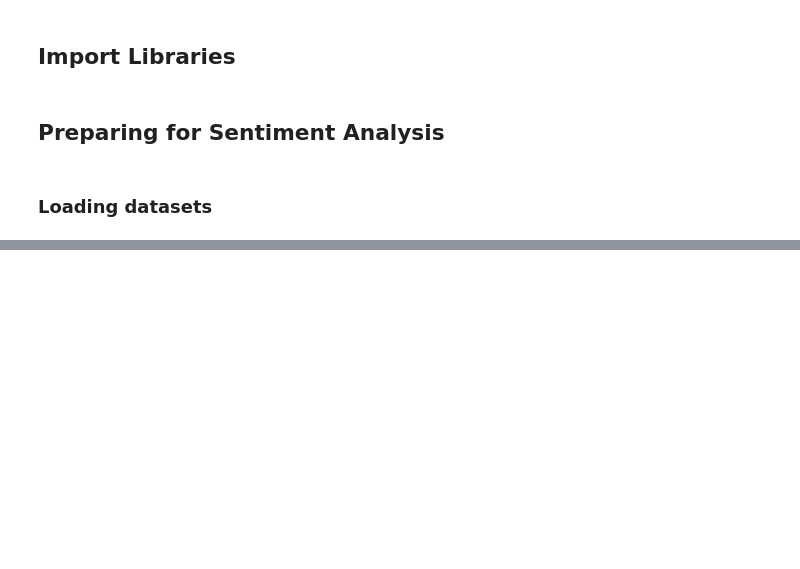
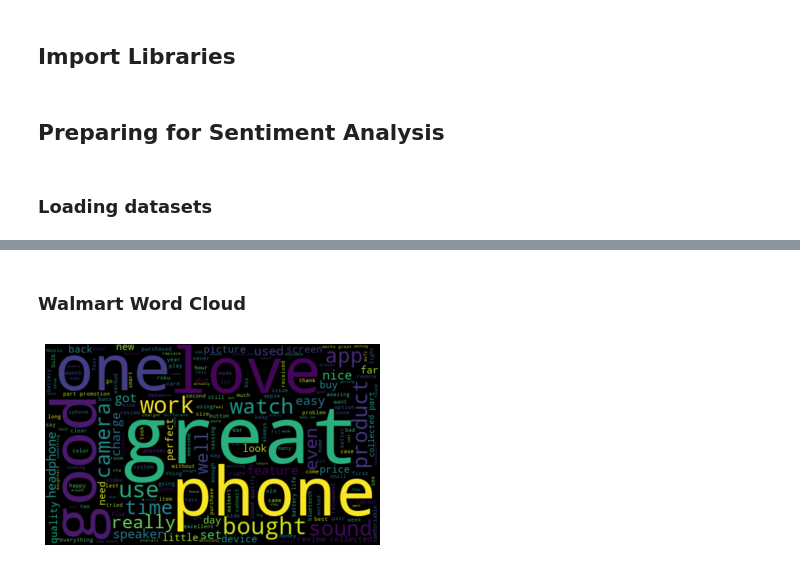
Before and after one commit to isdmg/CS144-8P-RESEARCH-PAPER, a Jupyter notebook: CS144-8P RESEARCH PAPER.ipynb, the cells around one changed output, grey strips where cells are left out. Drawn from its saved outputs; the diff is of its cells as text; code cells hidden in the pictures; blank space fills up the shorter version.

```diff
--- a/CS144-8P RESEARCH PAPER.ipynb
+++ b/CS144-8P RESEARCH PAPER.ipynb
@@ -108,0 +431,11 @@ def remove_sw(text):
+# %% [markdown]
+### Walmart Word Cloud
+# %%
+#Plot walmart word cloud
+allWords = ''.join([review for review in walmart_dataset['Review']])
+wordCloud = WordCloud(width = 500, height = 300, random_state = 21, max_font_size = 119).generate(allWords)
+plt.imshow(wordCloud, interpolation = "bilinear")
+plt.axis('off')
+plt.show()
+# %% [output]
+[figure, added]
```
Also changed, not shown: parts of 50 cells of this notebook.
